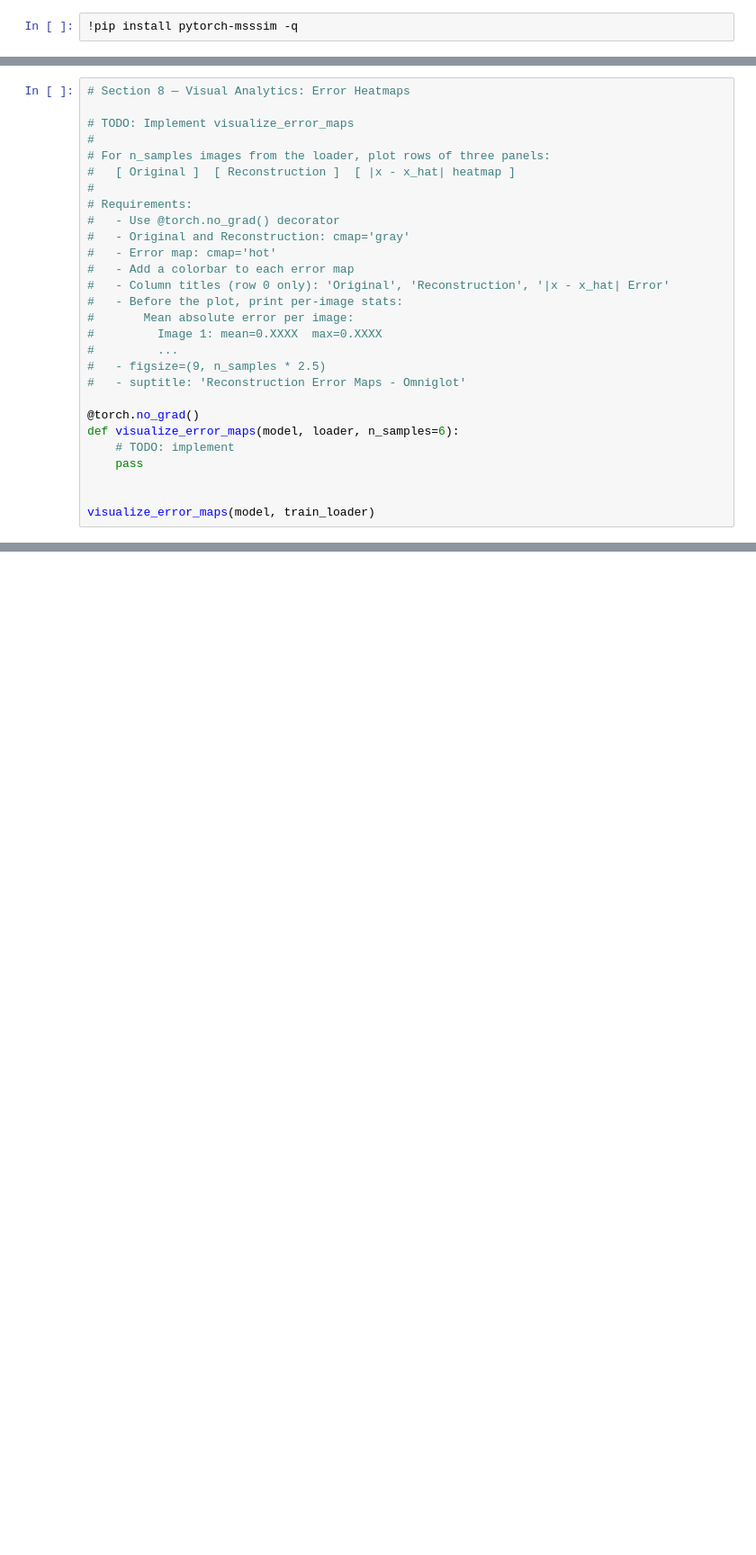
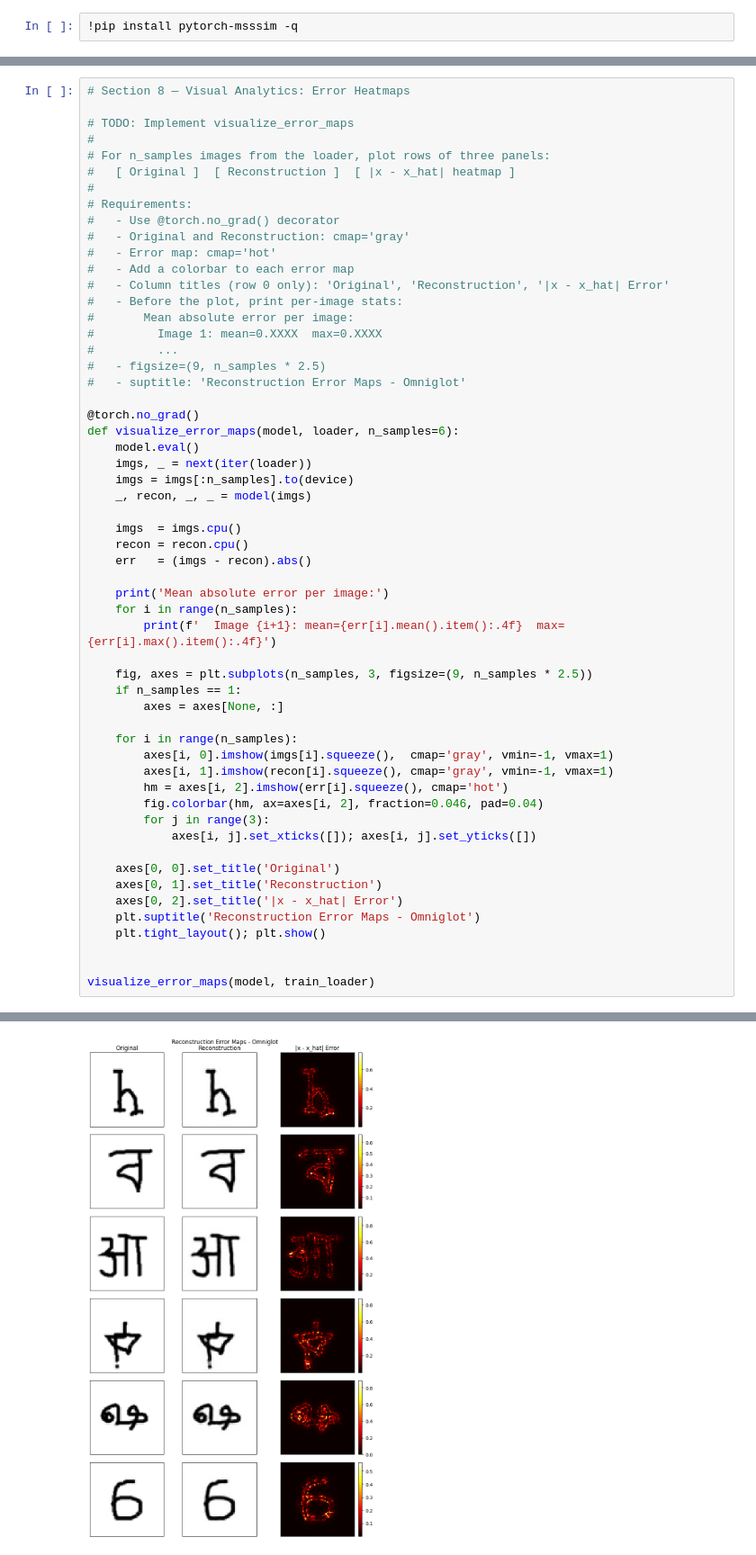
Before and after one commit to ShayanSalehi81/DeepLearning, a Jupyter notebook: HW4/Practicals/P3_VQVAE.ipynb, the cells around one changed output, grey strips where cells are left out. Shown at 90% size. Cells and saved outputs as stored; diff of their text form; blank space fills up the shorter version.

```diff
--- a/HW4/Practicals/P3_VQVAE.ipynb
+++ b/HW4/Practicals/P3_VQVAE.ipynb
@@ -769,8 +1007,37 @@ Each subplot row should contain three panels:
 
 @torch.no_grad()
 def visualize_error_maps(model, loader, n_samples=6):
-    # TODO: implement
-    pass
+    model.eval()
+    imgs, _ = next(iter(loader))
+    imgs = imgs[:n_samples].to(device)
+    _, recon, _, _ = model(imgs)
+
+    imgs  = imgs.cpu()
+    recon = recon.cpu()
+    err   = (imgs - recon).abs()
+
+    print('Mean absolute error per image:')
+    for i in range(n_samples):
+        print(f'  Image {i+1}: mean={err[i].mean().item():.4f}  max={err[i].max().item():.4f}')
+
+    fig, axes = plt.subplots(n_samples, 3, figsize=(9, n_samples * 2.5))
+    if n_samples == 1:
+        axes = axes[None, :]
+
+    for i in range(n_samples):
+        axes[i, 0].imshow(imgs[i].squeeze(),  cmap='gray', vmin=-1, vmax=1)
+        axes[i, 1].imshow(recon[i].squeeze(), cmap='gray', vmin=-1, vmax=1)
+        hm = axes[i, 2].imshow(err[i].squeeze(), cmap='hot')
+        fig.colorbar(hm, ax=axes[i, 2], fraction=0.046, pad=0.04)
+        for j in range(3):
+            axes[i, j].set_xticks([]); axes[i, j].set_yticks([])
+
+    axes[0, 0].set_title('Original')
+    axes[0, 1].set_title('Reconstruction')
+    axes[0, 2].set_title('|x - x_hat| Error')
+    plt.suptitle('Reconstruction Error Maps - Omniglot')
+    plt.tight_layout(); plt.show()
 
 
 visualize_error_maps(model, train_loader)
+# %% [output]
@@ -777,3 +1051,4 @@ visualize_error_maps(model, train_loader)
+[figure, added]
 # %% [markdown]
 ---
 ## Section 9 — Hierarchical Probing: What Does Each Level Encode?
```
Also changed, not shown: parts of 18 cells of this notebook, 16 other files.
